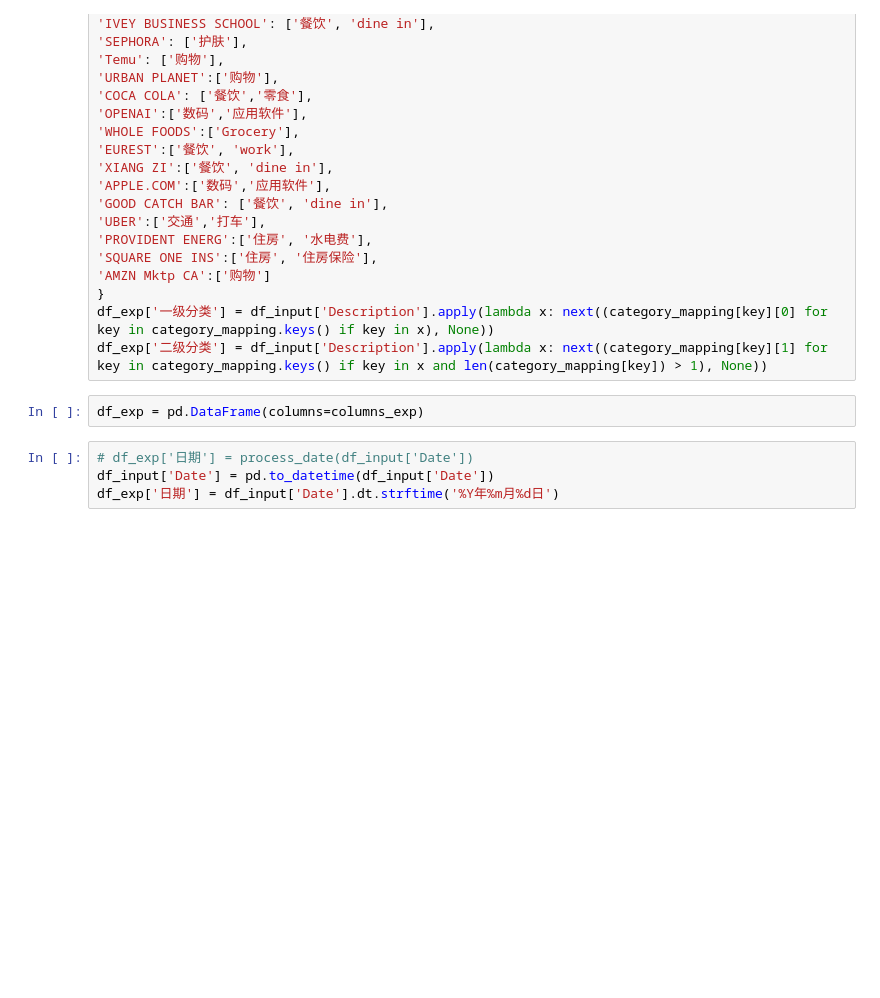
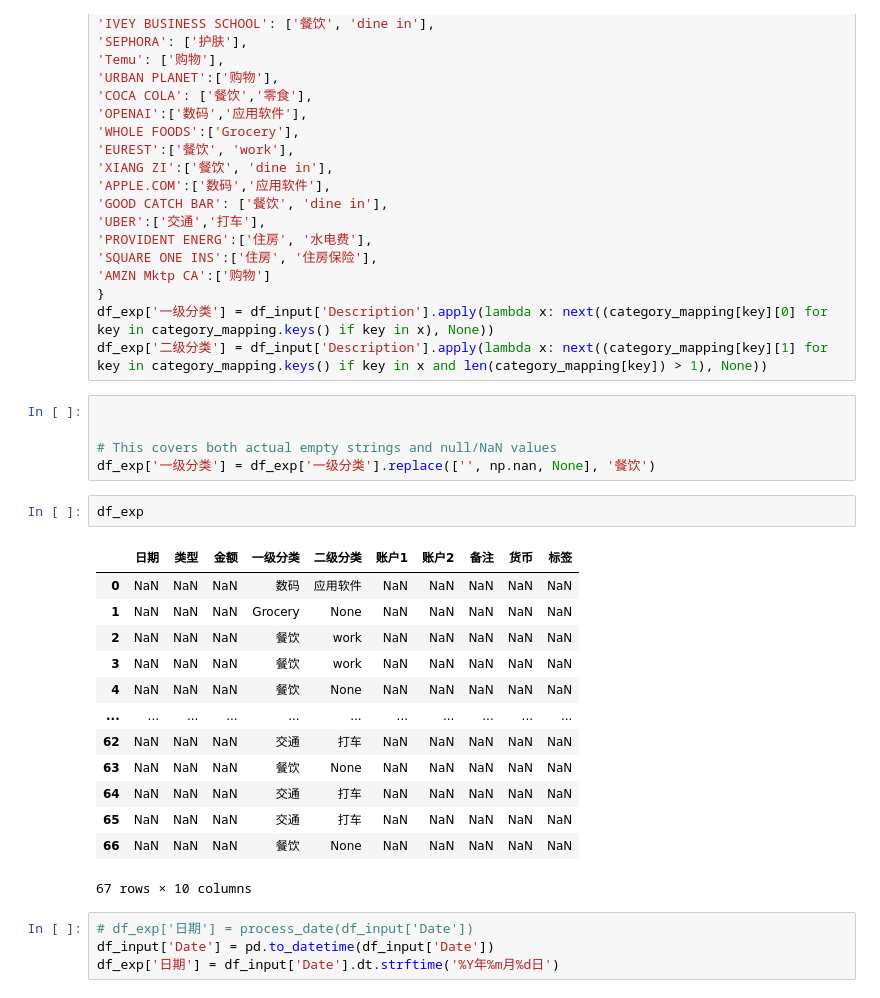
Before and after one commit to EnYang999/financial-record, a Jupyter notebook: financial.ipynb, the cells around one changed output. Saved outputs shown, nothing was run; the diff lists cells and outputs as text; blank space fills up the shorter version.

```diff
--- a/financial.ipynb
+++ b/financial.ipynb
@@ -44,8 +46,27 @@ category_mapping ={
 }
 df_exp['一级分类'] = df_input['Description'].apply(lambda x: next((category_mapping[key][0] for key in category_mapping.keys() if key in x), None))
 df_exp['二级分类'] = df_input['Description'].apply(lambda x: next((category_mapping[key][1] for key in category_mapping.keys() if key in x and len(category_mapping[key]) > 1), None))
-# %%
-df_exp = pd.DataFrame(columns=columns_exp)
+# %%
+
+
+# This covers both actual empty strings and null/NaN values
+df_exp['一级分类'] = df_exp['一级分类'].replace(['', np.nan, None], '餐饮')
+# %%
+df_exp
+# %% [output]
+|  | 日期 | 类型 | 金额 | 一级分类 | 二级分类 | 账户1 | 账户2 | 备注 | 货币 | 标签 |
+| 0 | NaN | NaN | NaN | 数码 | 应用软件 | NaN | NaN | NaN | NaN | NaN |
+| 1 | NaN | NaN | NaN | Grocery | None | NaN | NaN | NaN | NaN | NaN |
+| 2 | NaN | NaN | NaN | 餐饮 | work | NaN | NaN | NaN | NaN | NaN |
+| 3 | NaN | NaN | NaN | 餐饮 | work | NaN | NaN | NaN | NaN | NaN |
+| 4 | NaN | NaN | NaN | 餐饮 | None | NaN | NaN | NaN | NaN | NaN |
+| ... | ... | ... | ... | ... | ... | ... | ... | ... | ... | ... |
+| 62 | NaN | NaN | NaN | 交通 | 打车 | NaN | NaN | NaN | NaN | NaN |
+| 63 | NaN | NaN | NaN | 餐饮 | None | NaN | NaN | NaN | NaN | NaN |
+| 64 | NaN | NaN | NaN | 交通 | 打车 | NaN | NaN | NaN | NaN | NaN |
+| 65 | NaN | NaN | NaN | 交通 | 打车 | NaN | NaN | NaN | NaN | NaN |
+| 66 | NaN | NaN | NaN | 餐饮 | None | NaN | NaN | NaN | NaN | NaN |
+67 rows × 10 columns
 # %%
 # df_exp['日期'] = process_date(df_input['Date'])
 df_input['Date'] = pd.to_datetime(df_input['Date'])
```
Also changed, not shown: parts of 7 cells of this notebook.
